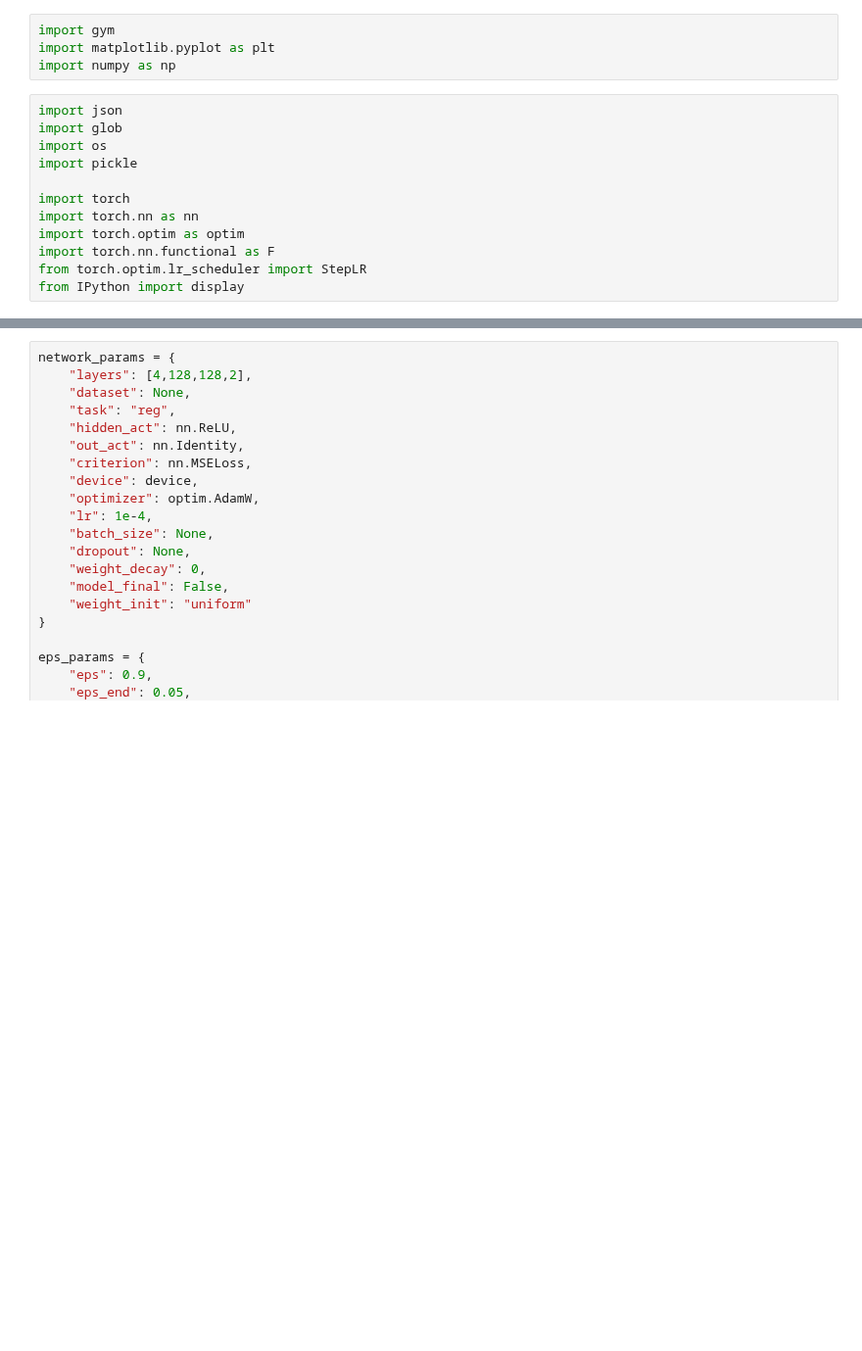
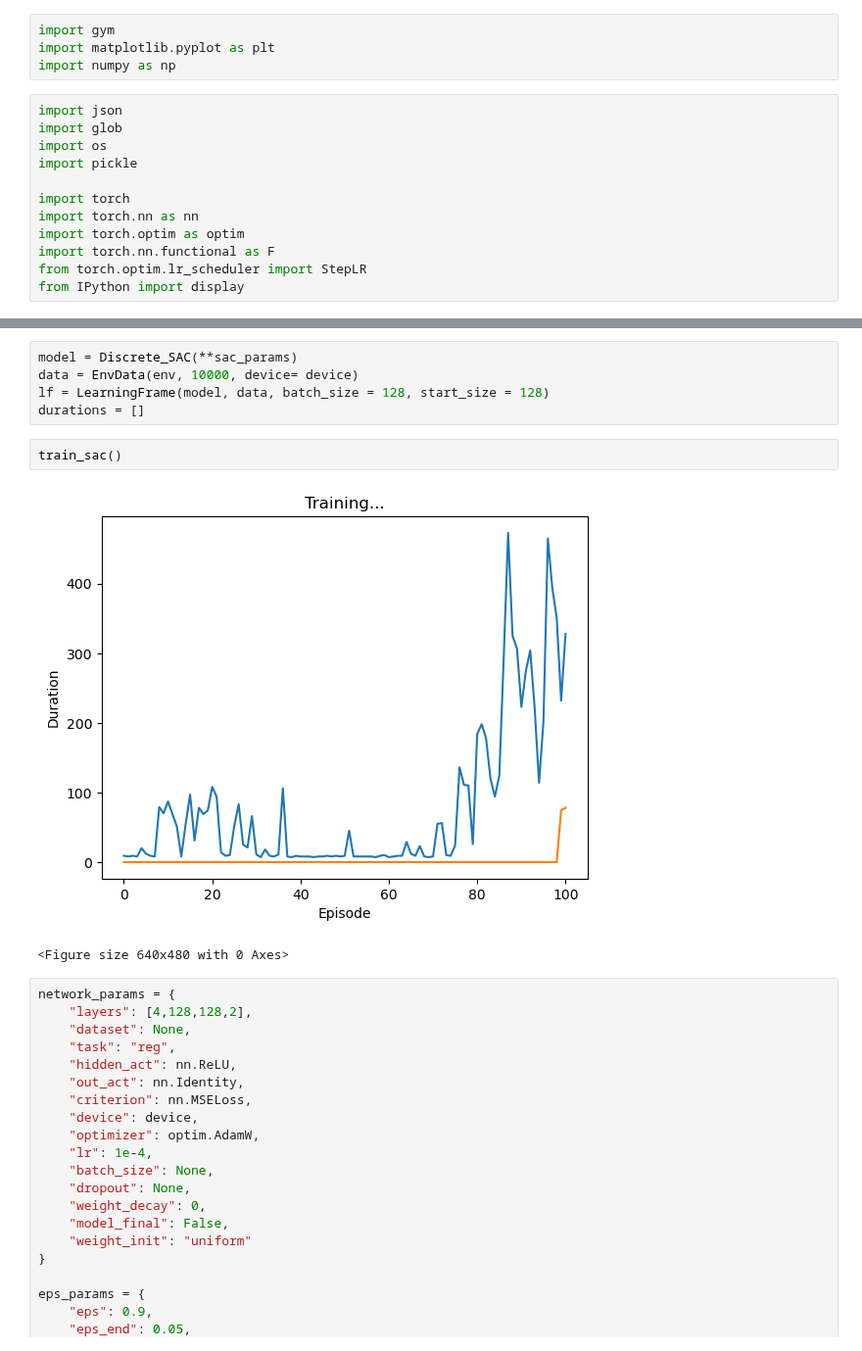
Before and after one commit to bcozmen/deeppy, a Jupyter notebook: Untitled.ipynb, the cells around one changed output, grey strips where cells are left out. Shown at 98% size. Drawn from its saved outputs; the diff is of its cells as text; blank space fills up the shorter version.

```diff
--- a/Untitled.ipynb
+++ b/Untitled.ipynb
@@ -42,3 +101,13 @@ env = gym.make("CartPole-v1", render_mode="rgb_array")
+# %%
+model = Discrete_SAC(**sac_params)
+data = EnvData(env, 10000, device= device)
+lf = LearningFrame(model, data, batch_size = 128, start_size = 128)
+durations = []
+# %%
+train_sac()
+# %% [output]
+[figure, added]
+<Figure size 640x480 with 0 Axes>
 # %%
 network_params = {
     "layers": [4,128,128,2],
```
Also changed, not shown: parts of 4 cells of this notebook, 3 other files.
